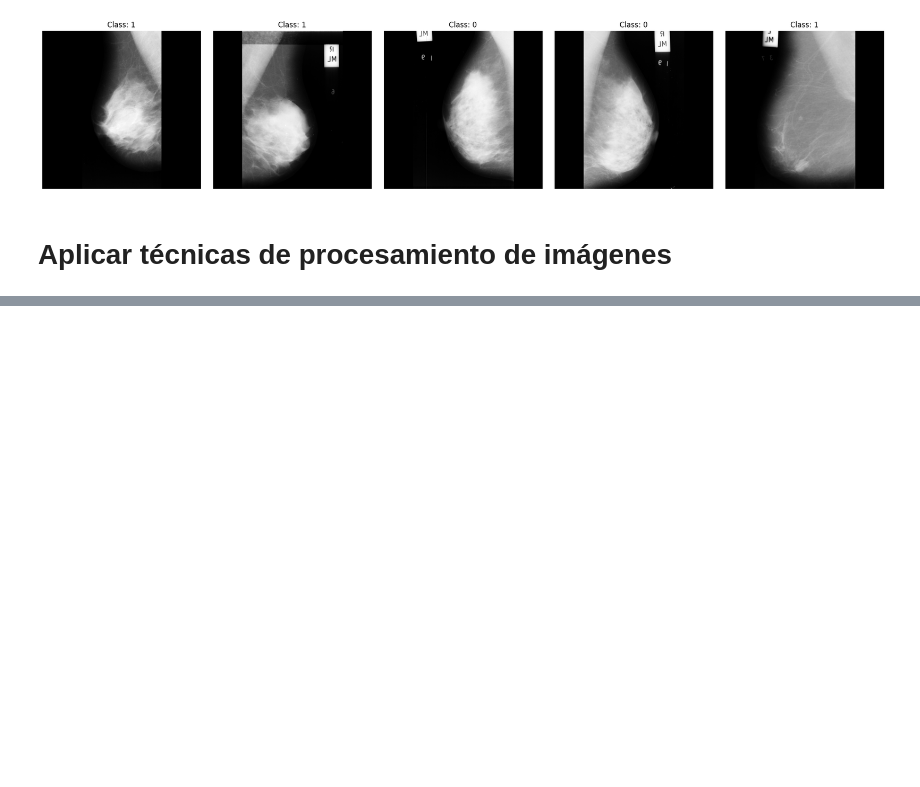
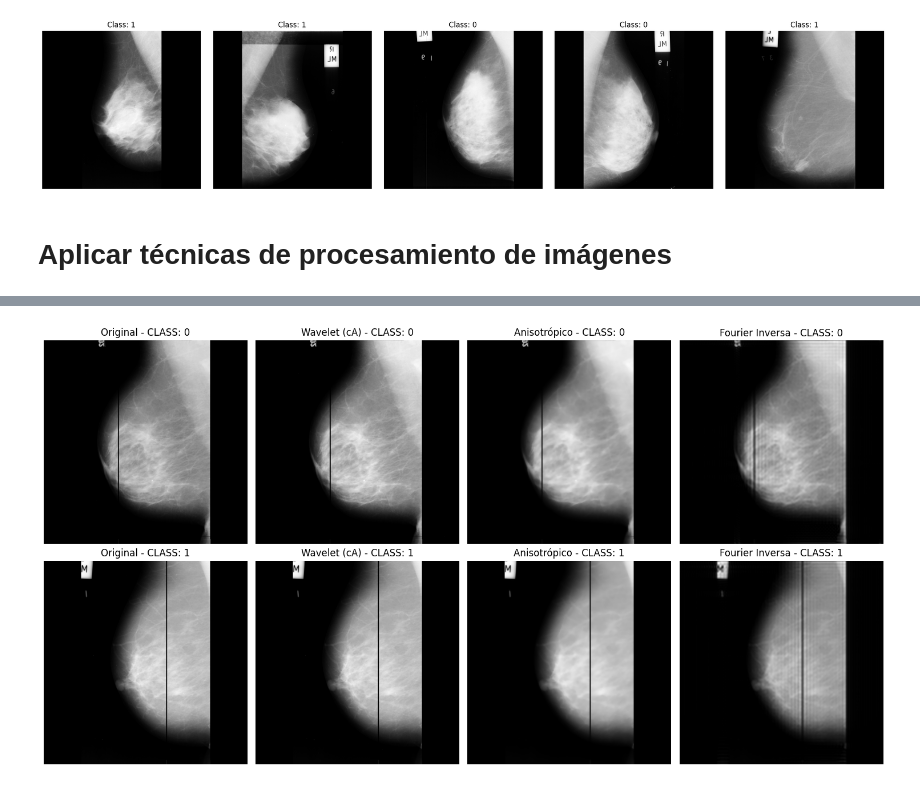
Before and after one commit to jsebastianquiroga/IMAGE_VIDEO_PROCESSING_PUJ, a Jupyter notebook: proyecto/proyecto_garcia_quiroga.ipynb, the cells around one changed output, grey strips where cells are left out. Saved outputs shown, nothing was run; the diff lists cells and outputs as text; code cells hidden in the pictures; blank space fills up the shorter version.

```diff
--- a/proyecto/proyecto_garcia_quiroga.ipynb
+++ b/proyecto/proyecto_garcia_quiroga.ipynb
@@ -225,0 +245,55 @@ plt.show()
+# %%
+import cv2
+import numpy as np
+import matplotlib.pyplot as plt
+import pywt
+from skimage.restoration import denoise_tv_chambolle
+
+# Mostrar las imágenes en una grilla
+fig, ax = plt.subplots(2, 4, figsize=(15, 8))
+
+def process_and_show(ax_row, image, class_label):
+
+    # Imagen Original
+    ax_row[0].imshow(image, cmap='gray')
+    ax_row[0].set_title(f'Original - CLASS: {class_label}')
+    ax_row[0].axis('off')
+
+    # Transformada Wavelet
+    coeffs = pywt.dwt2(image, 'db1')
+    cA, (cH, cV, cD) = coeffs
+    ax_row[1].imshow(cA, cmap='gray')
+    ax_row[1].set_title(f'Wavelet (cA) - CLASS: {class_label}')
+    ax_row[1].axis('off')
+
+    # Filtrado Anisotrópico
+    aniso_filtered = denoise_tv_chambolle(image, weight=0.1)
+    ax_row[2].imshow(aniso_filtered, cmap='gray')
+    ax_row[2].set_title(f'Anisotrópico - CLASS: {class_label}')
+    ax_row[2].axis('off')
+
+    # Transformada de Fourier y filtrado paso-bajo
+    f_transform = np.fft.fftshift(np.fft.fft2(image))
+
+    # Aplica un filtro paso-bajo
+    rows, cols = f_transform.shape
+    crow, ccol = rows // 2, cols // 2
+    mask = np.zeros((rows, cols), np.uint8)
+    cutoff = 60  # Se puede ajustar este valor
+    mask[crow - cutoff:crow + cutoff, ccol - cutoff:ccol + cutoff] = 1
+    f_transform = f_transform * mask
+
+    # Invertir la transformada para obtener la imagen modificada
+    inverse_transform = np.abs(np.fft.ifft2(np.fft.ifftshift(f_transform)))
+
+    ax_row[3].imshow(inverse_transform, cmap='gray')
+    ax_row[3].set_title(f'Fourier Inversa - CLASS: {class_label}')
+    ax_row[3].axis('off')
+
+process_and_show(ax[0], image_0, 0)
+process_and_show(ax[1], image_1, 1)
+
+plt.tight_layout()
+plt.show()
+# %% [output]
+[figure, added]
```
Also changed, not shown: parts of 3 cells of this notebook.
